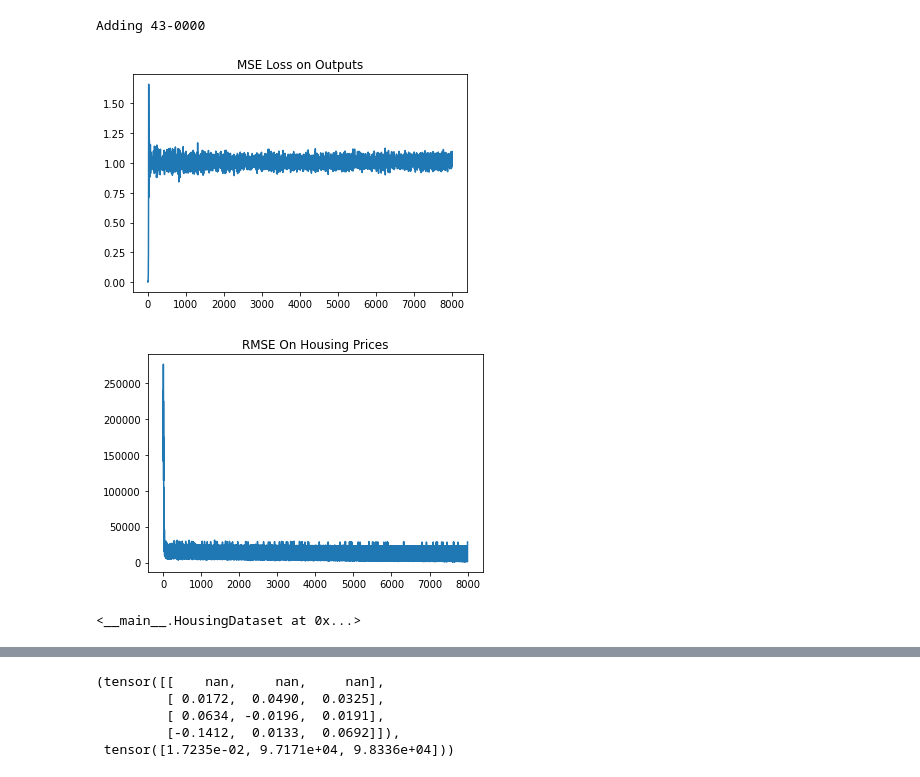
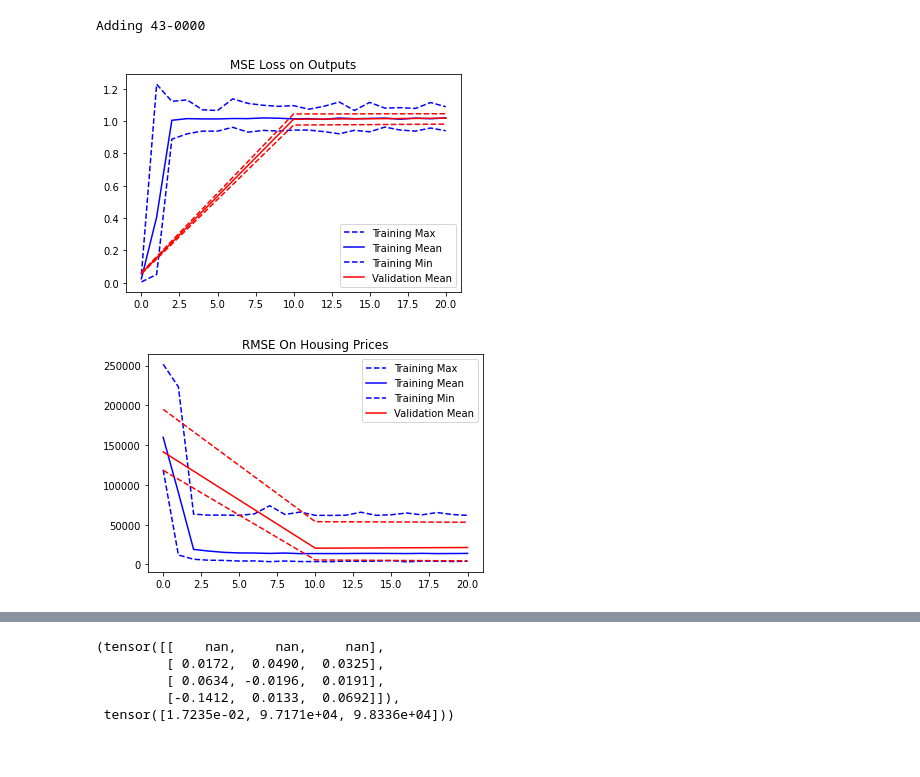
Before and after one commit to devon65/cs472-housing-pricing, a Jupyter notebook: models/dl/HousingLSTM.ipynb, the cells around one changed output, grey strips where cells are left out. Cells and saved outputs as stored; diff of their text form; code cells hidden in the pictures.

```diff
--- a/models/dl/HousingLSTM.ipynb
+++ b/models/dl/HousingLSTM.ipynb
@@ -192,12 +223,12 @@ model = HousingLSTM()
 # %%
 dataset = HousingDataset(["43-0000"], [ "HOUSING_INDEX", "TOT_EMP", "H_MEDIAN" ])
 # split to train val
-validation_split = 0.9
+validation_split = 0.1
 dataset_size = len(dataset)
 indices = list(range(dataset_size))
 split = int(np.floor(validation_split * dataset_size))
 if True:
-    np.random.seed(1337)
+    # np.random.seed(1337)
     np.random.shuffle(indices)
 train_indices, valid_indices = indices[split:], indices[:split]
 train_sampler = SubsetRandomSampler(train_indices)
@@ -215,22 +246,46 @@ valid_loader = DataLoader(
 # %% [output]
 Adding 43-0000
 # %%
-optimizer = optim.Adam(model.cuda().parameters())
+optimizer = optim.Adam(model.cuda().parameters(), lr=0.0001)
 loss_fn = nn.MSELoss()
 # %%
-losses, rmses = train(model, optimizer, train_loader, loss_fn, 1000)
+losses, rmses, valid_losses, valid_rmses = train(model, optimizer, train_loader, valid_loader,  loss_fn, 21)
-# %%
-plt.title("MSE Loss on Outputs")
-plt.plot(losses)
-plt.show()
-
-plt.title("RMSE On Housing Prices")
-plt.plot(rmses)
-plt.show()
-# %% [output]
-[figure, removed]
-[figure, removed]
-# %%
-dataset
-# %% [output]
-<__main__.HousingDataset at 0x...>
+# %%
+max_losses = list(map(lambda x: np.max(x).item(), losses))
+mean_losses = list(map(lambda x: np.mean(x).item(), losses))
+min_losses = list(map(lambda x: np.min(x).item(), losses))
+
+max_valid_losses = list(map(lambda x: np.max(x).item(), valid_losses))
+mean_valid_losses = list(map(lambda x: np.mean(x).item(), valid_losses))
+min_valid_losses = list(map(lambda x: np.min(x).item(), valid_losses))
+
+plt.title("MSE Loss on Outputs")
+plt.plot(max_losses, "b--", label="Training Max")
+plt.plot(mean_losses, "b-", label="Training Mean")
+plt.plot(min_losses, "b--", label="Training Min")
+plt.plot(range(0, 30, 10), max_valid_losses, "r--")
+plt.plot(range(0, 30, 10), mean_valid_losses, "r-", label="Validation Mean")
+plt.plot(range(0, 30, 10), min_valid_losses, "r--")
+plt.legend(loc="best")
+plt.show()
+
+max_rmses = list(map(lambda x: np.max(x).item(), rmses))
+mean_rmses = list(map(lambda x: np.mean(x).item(), rmses))
+min_rmses = list(map(lambda x: np.min(x).item(), rmses))
+
+max_valid_rmses = list(map(lambda x: np.max(x).item(), valid_rmses))
+mean_valid_rmses = list(map(lambda x: np.mean(x).item(), valid_rmses))
+min_valid_rmses = list(map(lambda x: np.min(x).item(), valid_rmses))
+
+plt.title("RMSE On Housing Prices")
+plt.plot(max_rmses, "b--", label="Training Max")
+plt.plot(mean_rmses, "b-", label="Training Mean")
+plt.plot(min_rmses, "b--", label="Training Min")
+plt.plot(range(0, 30, 10), max_valid_rmses, "r--")
+plt.plot(range(0, 30, 10), mean_valid_rmses, "r-", label="Validation Mean")
+plt.plot(range(0, 30, 10), min_valid_rmses, "r--")
+plt.legend(loc="best")
+plt.show()
+# %% [output]
+[figure, added]
+[figure, added]
```
Also changed, not shown: parts of 17 cells of this notebook.
